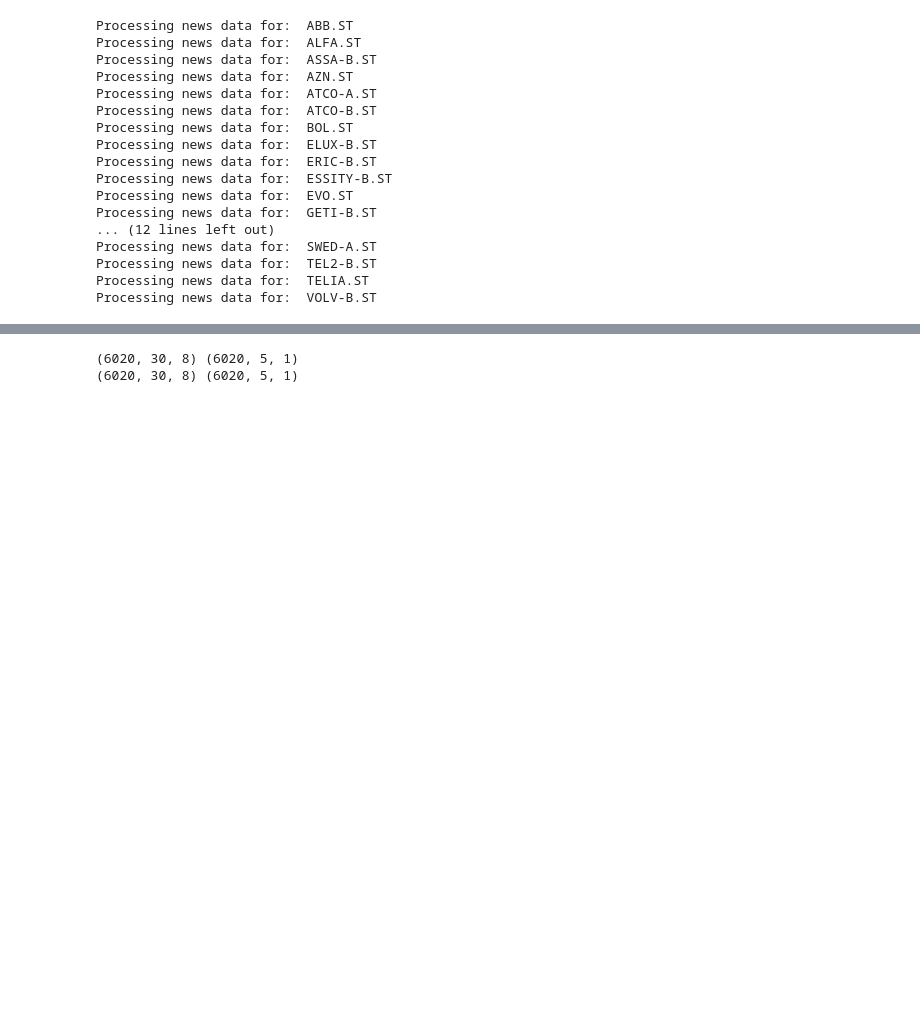
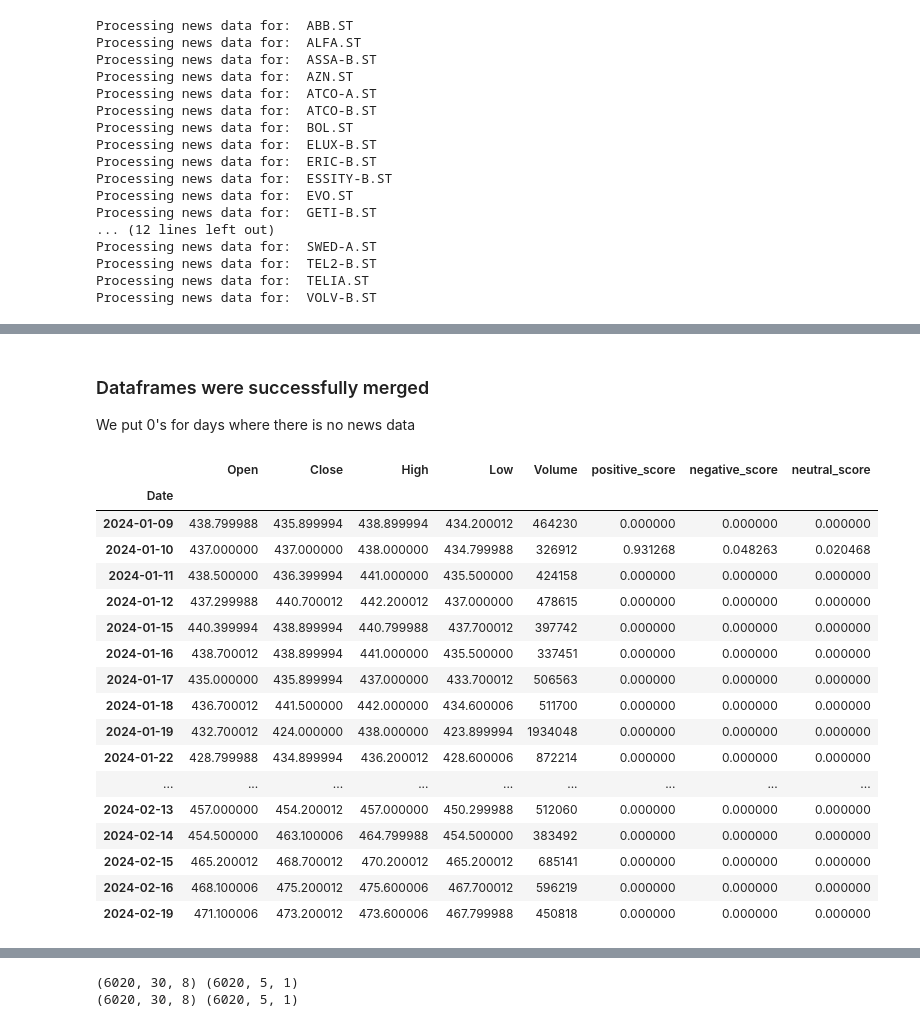
Before and after one commit to Palhagen99/Scalable_Machine_learning_Project, a Jupyter notebook: ModelTrainer.ipynb, the cells around one changed output, grey strips where cells are left out. Saved outputs shown, nothing was run; the diff lists cells and outputs as text; code cells hidden in the pictures; blank space fills up the shorter version.

Commit message:
Fixed naming and verified that merging dataframes is correct

```diff
--- a/ModelTrainer.ipynb
+++ b/ModelTrainer.ipynb
@@ -214,18 +214,24 @@ Size of dataframe for  VOLV-B.ST  is:  (250, 8)
-# %%
-#We will backfill the news data so that a news article will have an time decay
-
-decay_factor = 0.7
-
-for index in List_of_indexes:
-    df = combined_data[index]
-
-    for i in range(1, len(df)):
-        # Use iloc for position-based access to rows
-        if df.iloc[i]['positive_score'] == 0 and df.iloc[i-1]['positive_score'] != 0:
-            df.iloc[i, df.columns.get_loc('positive_score')] = df.iloc[i-1, df.columns.get_loc('positive_score')] * decay_factor
-        if df.iloc[i]['negative_score'] == 0 and df.iloc[i-1]['negative_score'] != 0:
-            df.iloc[i, df.columns.get_loc('negative_score')] = df.iloc[i-1, df.columns.get_loc('negative_score')] * decay_factor
-        if df.iloc[i]['neutral_score'] == 0 and df.iloc[i-1]['neutral_score'] != 0:
-            df.iloc[i, df.columns.get_loc('neutral_score')] = df.iloc[i-1, df.columns.get_loc('neutral_score')] * decay_factor
-
-    combined_data[index] = df
+# %% [markdown]
+### Dataframes were successfully merged
+We put 0's for days where there is no news data
+# %%
+combined_data["ABB.ST"].head(30)
+# %% [output]
+|  | Open | Close | High | Low | Volume | positive_score | negative_score | neutral_score |
+| Date |  |  |  |  |  |  |  |  |
+| 2024-01-09 | 438.799988 | 435.899994 | 438.899994 | 434.200012 | 464230 | 0.000000 | 0.000000 | 0.000000 |
+| 2024-01-10 | 437.000000 | 437.000000 | 438.000000 | 434.799988 | 326912 | 0.931268 | 0.048263 | 0.020468 |
+| 2024-01-11 | 438.500000 | 436.399994 | 441.000000 | 435.500000 | 424158 | 0.000000 | 0.000000 | 0.000000 |
+| 2024-01-12 | 437.299988 | 440.700012 | 442.200012 | 437.000000 | 478615 | 0.000000 | 0.000000 | 0.000000 |
+| 2024-01-15 | 440.399994 | 438.899994 | 440.799988 | 437.700012 | 397742 | 0.000000 | 0.000000 | 0.000000 |
+| 2024-01-16 | 438.700012 | 438.899994 | 441.000000 | 435.500000 | 337451 | 0.000000 | 0.000000 | 0.000000 |
+| 2024-01-17 | 435.000000 | 435.899994 | 437.000000 | 433.700012 | 506563 | 0.000000 | 0.000000 | 0.000000 |
+| 2024-01-18 | 436.700012 | 441.500000 | 442.000000 | 434.600006 | 511700 | 0.000000 | 0.000000 | 0.000000 |
+| 2024-01-19 | 432.700012 | 424.000000 | 438.000000 | 423.899994 | 1934048 | 0.000000 | 0.000000 | 0.000000 |
+| 2024-01-22 | 428.799988 | 434.899994 | 436.200012 | 428.600006 | 872214 | 0.000000 | 0.000000 | 0.000000 |
+| ... | ... | ... | ... | ... | ... | ... | ... | ... |
+| 2024-02-13 | 457.000000 | 454.200012 | 457.000000 | 450.299988 | 512060 | 0.000000 | 0.000000 | 0.000000 |
+| 2024-02-14 | 454.500000 | 463.100006 | 464.799988 | 454.500000 | 383492 | 0.000000 | 0.000000 | 0.000000 |
+| 2024-02-15 | 465.200012 | 468.700012 | 470.200012 | 465.200012 | 685141 | 0.000000 | 0.000000 | 0.000000 |
+| 2024-02-16 | 468.100006 | 475.200012 | 475.600006 | 467.700012 | 596219 | 0.000000 | 0.000000 | 0.000000 |
+| 2024-02-19 | 471.100006 | 473.200012 | 473.600006 | 467.799988 | 450818 | 0.000000 | 0.000000 | 0.000000 |
```
Also changed, not shown: parts of 4 cells of this notebook, 4 other files.
